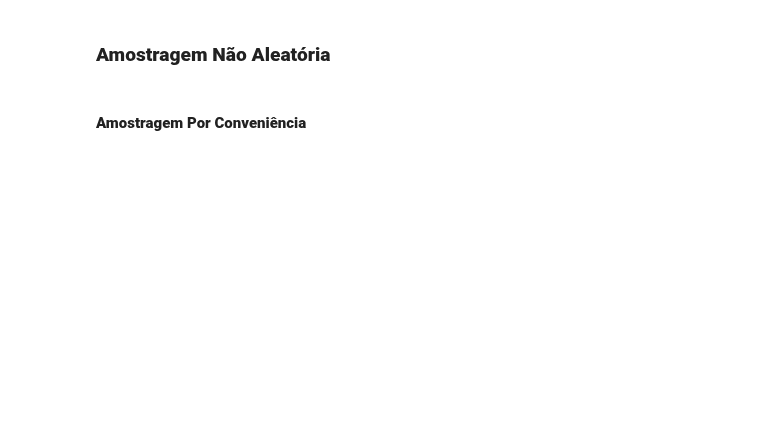
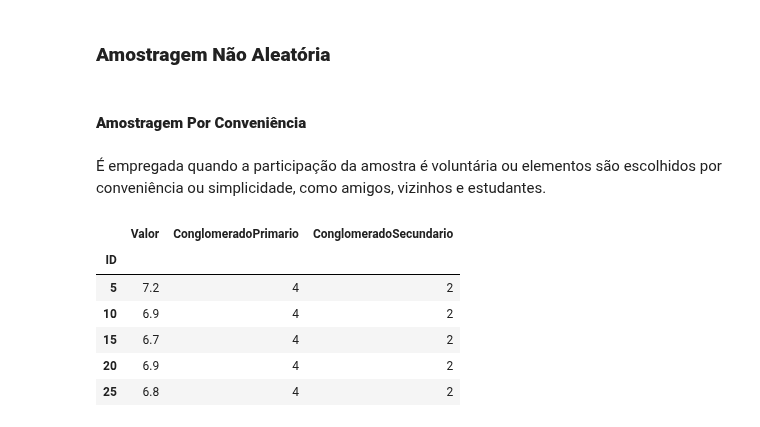
Before and after one commit to jvataidee/ManualdeAnalisedeDadosPython, a Jupyter notebook: cap6_estatistica_inferencial.ipynb, the cells around one changed output. Cells and saved outputs as stored; diff of their text form; code cells hidden in the pictures; blank space fills up the shorter version.

```diff
--- a/cap6_estatistica_inferencial.ipynb
+++ b/cap6_estatistica_inferencial.ipynb
@@ -242,3 +244,17 @@ amostra_dois_estagios
 ### **Amostragem Não Aleatória**
 # %% [markdown]
 #### **Amostragem Por Conveniência**
+# %% [markdown]
+É empregada quando a participação da amostra é voluntária ou elementos são escolhidos por conveniência ou simplicidade, como amigos, vizinhos e estudantes.
+# %%
+ids_conveniencia = [5, 10, 15, 20, 25]
+amostra_conveniencia = df_populacao[df_populacao.index.isin(ids_conveniencia)]
+amostra_conveniencia
+# %% [output]
+|  | Valor | ConglomeradoPrimario | ConglomeradoSecundario |
+| ID |  |  |  |
+| 5 | 7.2 | 4 | 2 |
+| 10 | 6.9 | 4 | 2 |
+| 15 | 6.7 | 4 | 2 |
+| 20 | 6.9 | 4 | 2 |
+| 25 | 6.8 | 4 | 2 |
```
Also changed, not shown: parts of 13 cells of this notebook.
